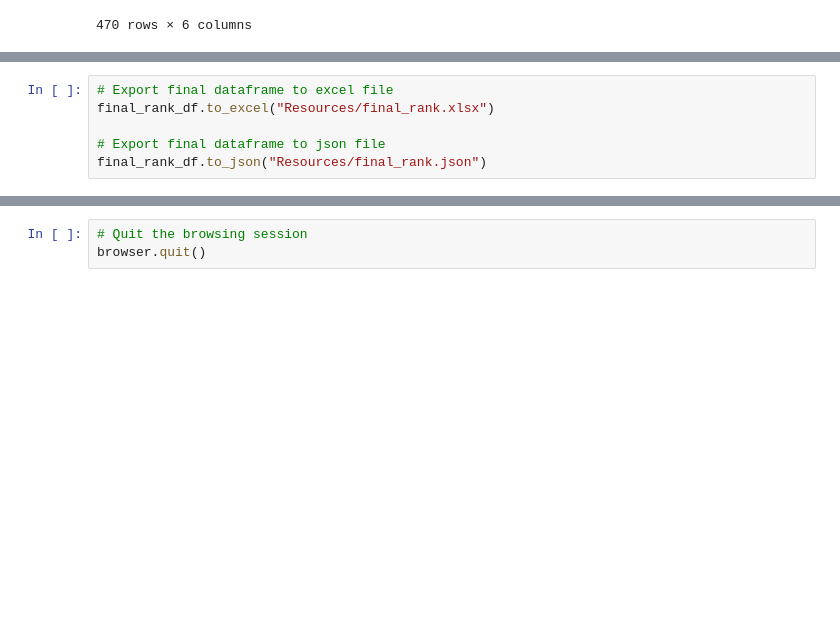
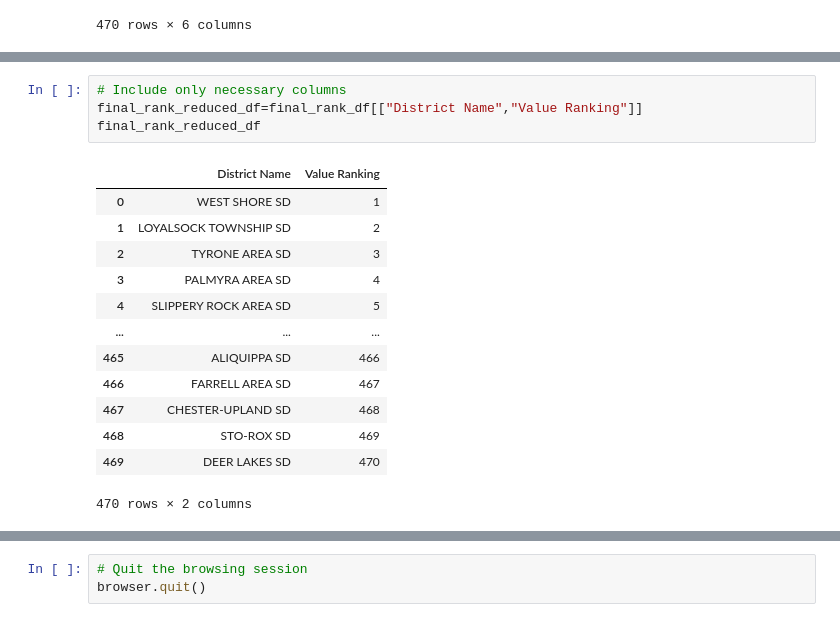
Before and after one commit to 4a6166/UPenn-Data---Project-3, a Jupyter notebook: Katy/katy.ipynb, the cells around one changed output, grey strips where cells are left out. Drawn from its saved outputs; the diff is of its cells as text; blank space fills up the shorter version.

```diff
--- a/Katy/katy.ipynb
+++ b/Katy/katy.ipynb
@@ -278,6 +673,18 @@ final_rank_df
 # %%
-# Export final dataframe to excel file
-final_rank_df.to_excel("Resources/final_rank.xlsx")
-
-# Export final dataframe to json file
-final_rank_df.to_json("Resources/final_rank.json")
+# Include only necessary columns
+final_rank_reduced_df=final_rank_df[["District Name","Value Ranking"]]
+final_rank_reduced_df
+# %% [output]
+|  | District Name | Value Ranking |
+| 0 | WEST SHORE SD | 1 |
+| 1 | LOYALSOCK TOWNSHIP SD | 2 |
+| 2 | TYRONE AREA SD | 3 |
+| 3 | PALMYRA AREA SD | 4 |
+| 4 | SLIPPERY ROCK AREA SD | 5 |
+| ... | ... | ... |
+| 465 | ALIQUIPPA SD | 466 |
+| 466 | FARRELL AREA SD | 467 |
+| 467 | CHESTER-UPLAND SD | 468 |
+| 468 | STO-ROX SD | 469 |
+| 469 | DEER LAKES SD | 470 |
+470 rows × 2 columns
```
Also changed, not shown: parts of 17 cells of this notebook, 1 other file.
